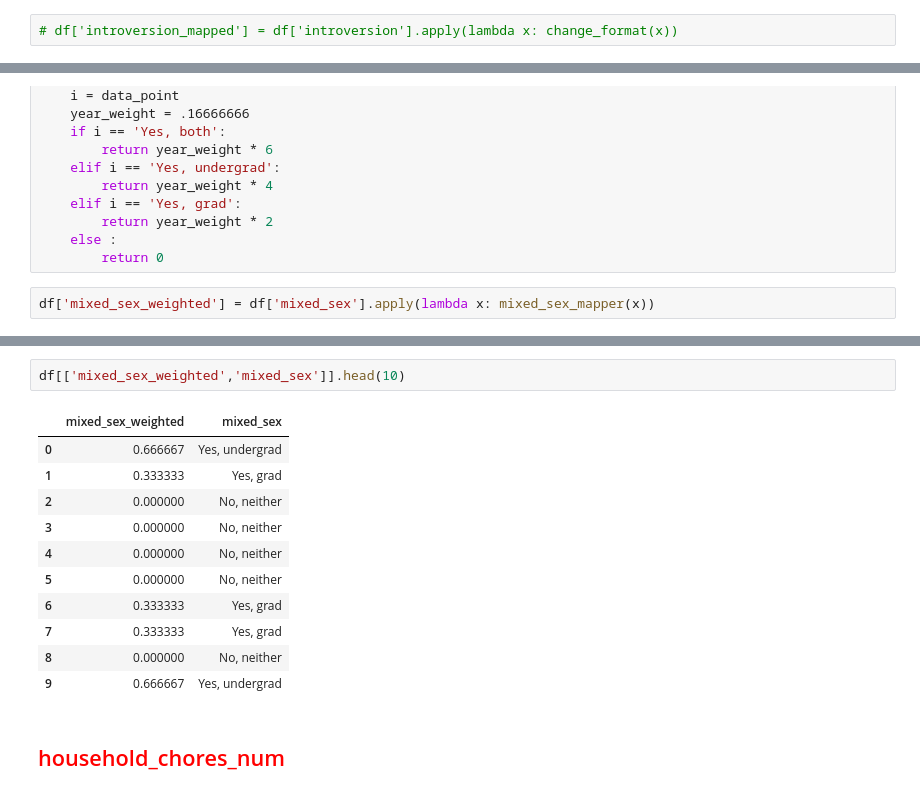
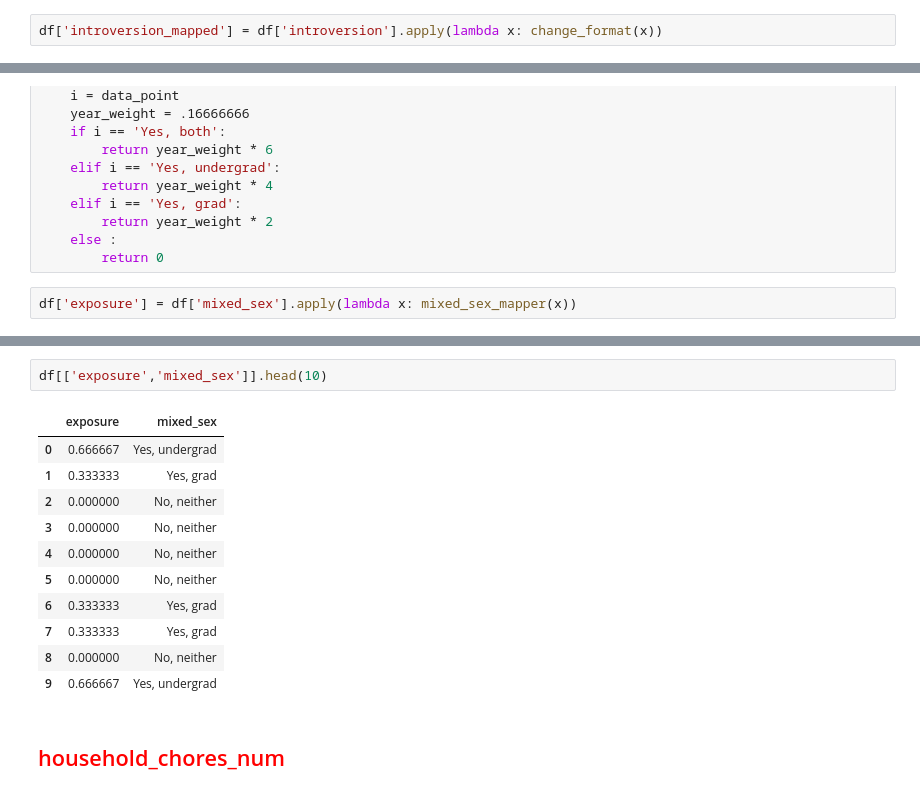
Before and after one commit to isbader/pae_project, a Jupyter notebook: pae_analysis.ipynb, the cells around one changed output, grey strips where cells are left out. Cells and saved outputs as stored; diff of their text form.

```diff
--- a/pae_analysis.ipynb
+++ b/pae_analysis.ipynb
@@ -1022,3 +1030,3 @@ def change_format(x):
 # %%
-# df['introversion_mapped'] = df['introversion'].apply(lambda x: change_format(x))
+df['introversion_mapped'] = df['introversion'].apply(lambda x: change_format(x))
 # %%
@@ -1064,5 +1072,5 @@ def mixed_sex_mapper(data_point):
     else :
         return 0
 # %%
-df['mixed_sex_weighted'] = df['mixed_sex'].apply(lambda x: mixed_sex_mapper(x))
+df['exposure'] = df['mixed_sex'].apply(lambda x: mixed_sex_mapper(x))
 # %%
@@ -1077,8 +1085,8 @@ mixed_sex_weighted  mixed_sex
 dtype: int64
 # %%
-df[['mixed_sex_weighted','mixed_sex']].head(10)
+df[['exposure','mixed_sex']].head(10)
 # %% [output]
-|  | mixed_sex_weighted | mixed_sex |
+|  | exposure | mixed_sex |
 | 0 | 0.666667 | Yes, undergrad |
 | 1 | 0.333333 | Yes, grad |
 | 2 | 0.000000 | No, neither |
```
Also changed, not shown: parts of 64 cells of this notebook, 5 other files.
